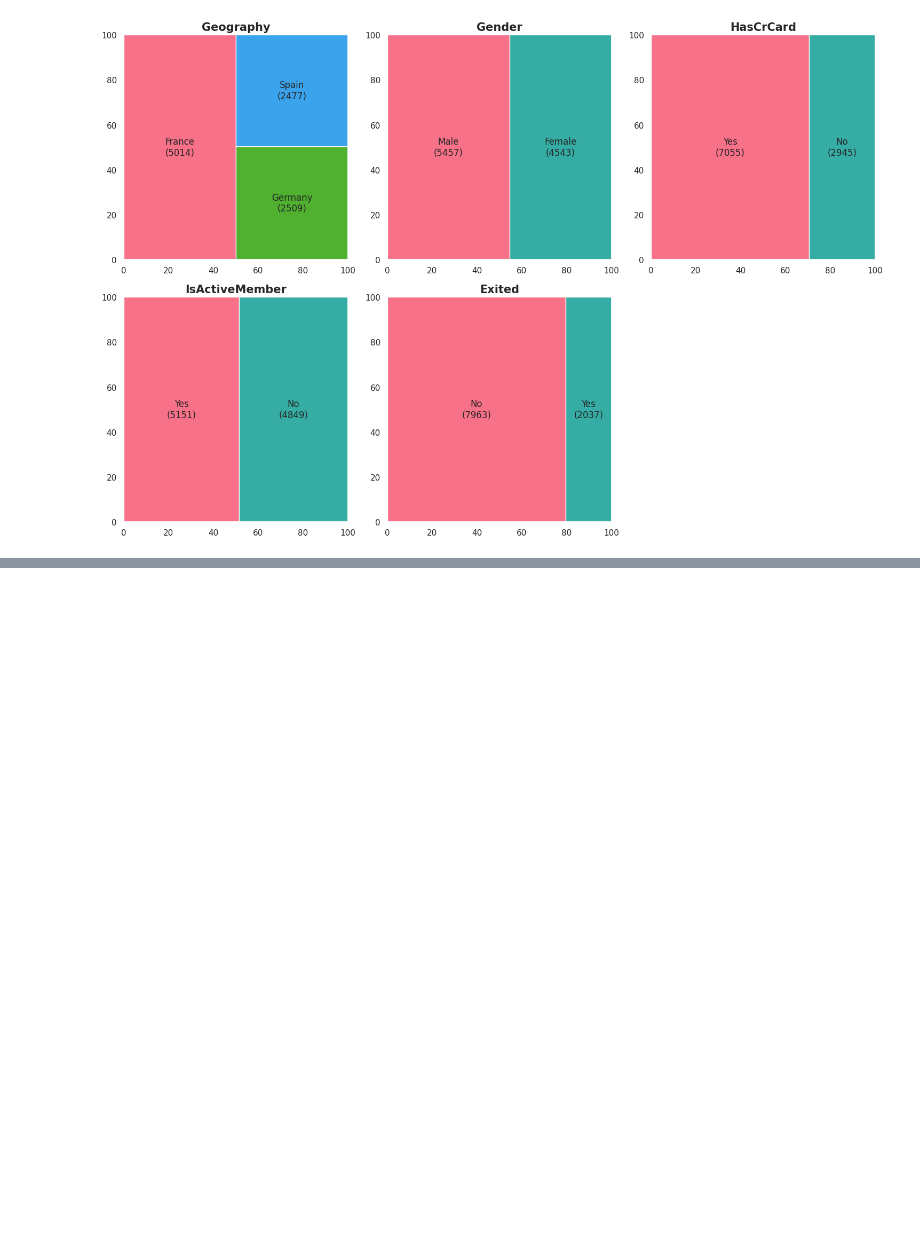
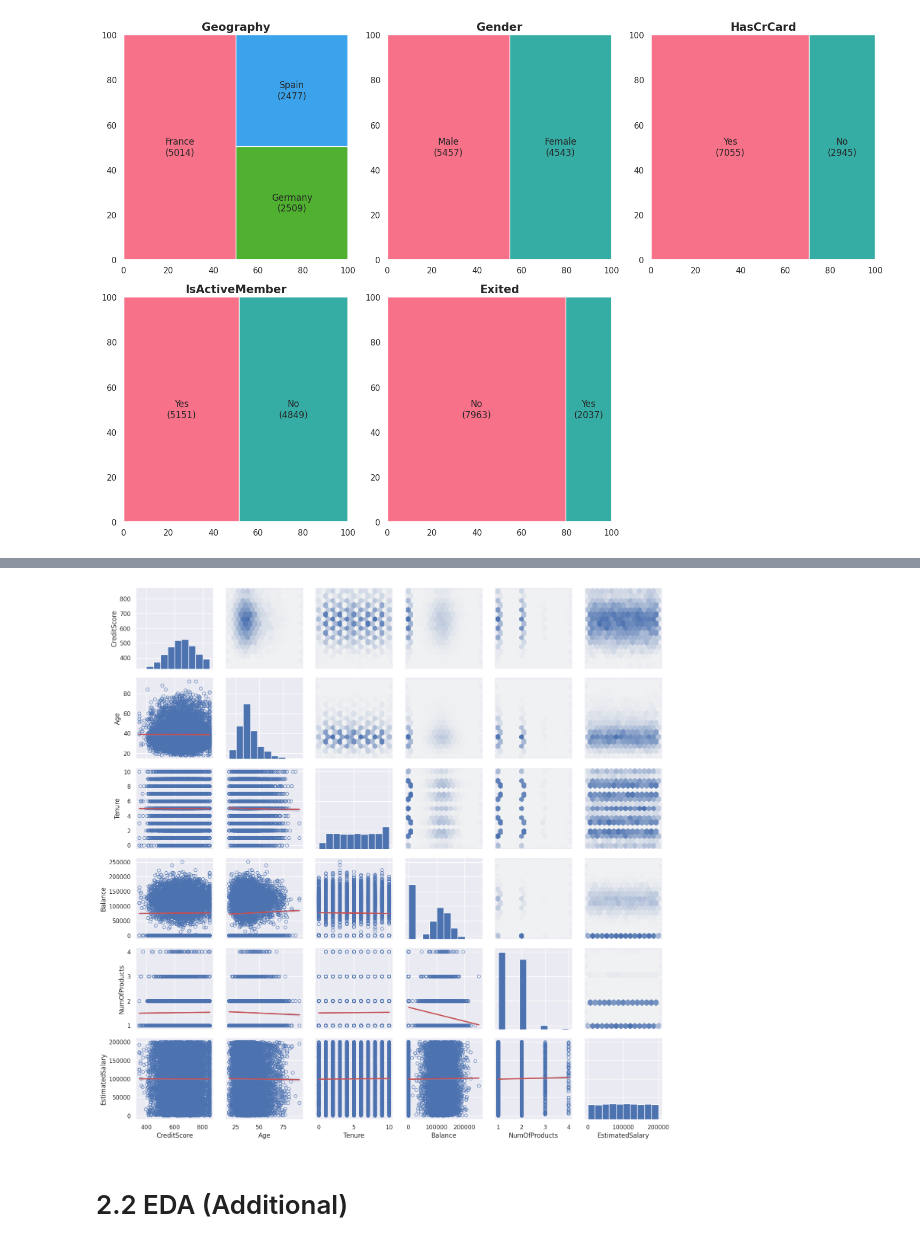
Before and after one commit to hyugai/ML-Classification-CustomerChurn_EuropeanBasedBank, a Jupyter notebook: jupyter/init.ipynb, the cells around one changed output, grey strips where cells are left out. Saved outputs shown, nothing was run; the diff lists cells and outputs as text; code cells hidden in the pictures; blank space fills up the shorter version.

```diff
--- a/jupyter/init.ipynb
+++ b/jupyter/init.ipynb
@@ -69,6 +73,17 @@ def plot_treemap(ax, name: str):
                       ax=ax)
     g.set_title(name,
                 fontdict=dict(size=15, weight='bold'))
+# %%
+# hexbin
+def pair_grid_upper(x, y, color, **kwargs):
+    cmap = sns.light_palette(color, as_cmap=True)
+    plt.hexbin(x, y, gridsize=15, cmap=cmap, **kwargs)
+
+# scatter plot
+def pair_grid_lower(x, y, **kwargs):
+    ax = plt.gca()
+    g = sns.regplot(x=x, y=y, ax=ax, scatter_kws=dict(facecolor='none'), **kwargs)
+    g.axes.lines[0].set_color('r')
 # %% [markdown]
 # 1. Data Wrangling
 # %% [markdown]
@@ -258,0 +295,14 @@ plt.show()
+# %%
+# pair plot
+fig = sns.PairGrid(df_cleaned[num_cols])
+fig.map_lower(pair_grid_lower)
+fig.map_diag(plt.hist)
+fig.map_upper(pair_grid_upper)
+##
+fig.savefig('../resource/jupyter/image/eda_pairplot.png')
+
+plt.show()
+# %% [output]
+[figure, added]
+# %% [markdown]
+# 2.2 EDA (Additional)
```
Also changed, not shown: parts of 6 cells of this notebook, 1 other file.
